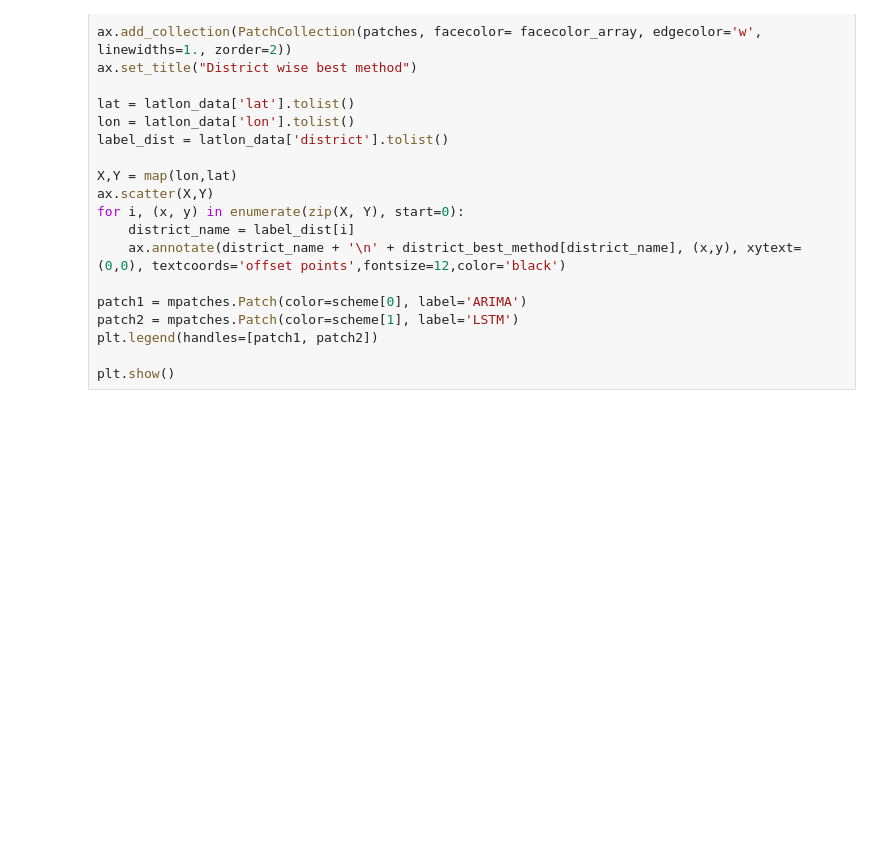
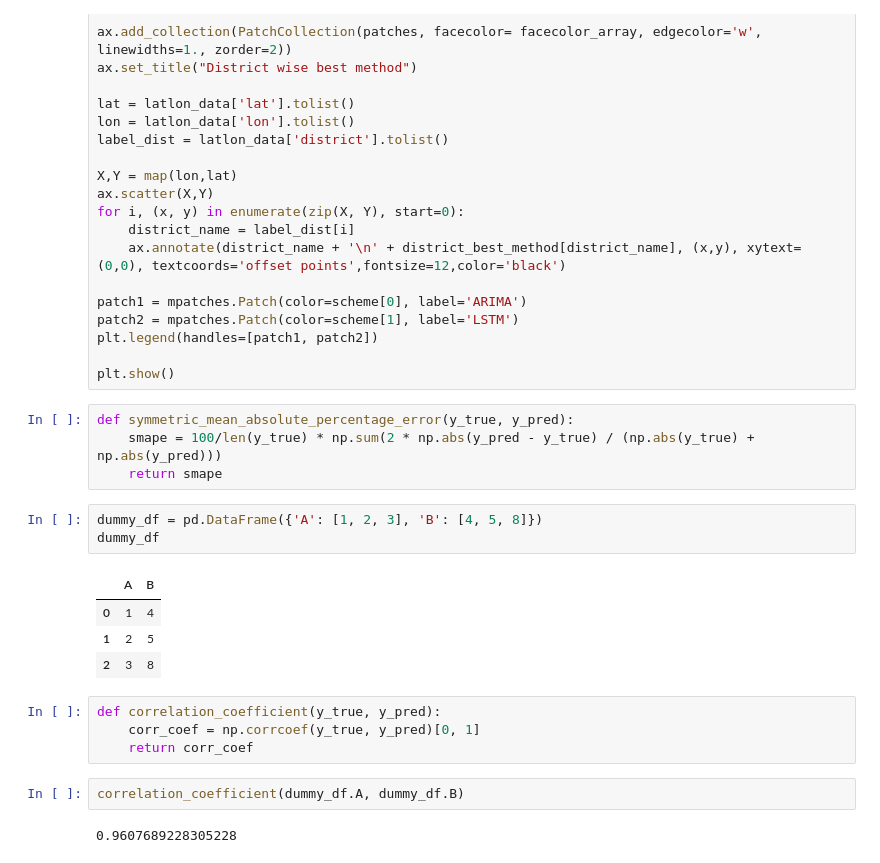
Before and after one commit to Abhishekmamidi123/Time-Series-Forecasting, a Jupyter notebook: Maharashtra/Maharashtra_Analysis.ipynb, the cells around one changed output. Saved outputs shown, nothing was run; the diff lists cells and outputs as text; blank space fills up the shorter version.

```diff
--- a/Maharashtra/Maharashtra_Analysis.ipynb
+++ b/Maharashtra/Maharashtra_Analysis.ipynb
@@ -971,3 +1032,23 @@ patch2 = mpatches.Patch(color=scheme[1], label='LSTM')
 plt.legend(handles=[patch1, patch2])
 
 plt.show()
+# %%
+def symmetric_mean_absolute_percentage_error(y_true, y_pred):
+    smape = 100/len(y_true) * np.sum(2 * np.abs(y_pred - y_true) / (np.abs(y_true) + np.abs(y_pred)))
+    return smape
+# %%
+dummy_df = pd.DataFrame({'A': [1, 2, 3], 'B': [4, 5, 8]})
+dummy_df
+# %% [output]
+|  | A | B |
+| 0 | 1 | 4 |
+| 1 | 2 | 5 |
+| 2 | 3 | 8 |
+# %%
+def correlation_coefficient(y_true, y_pred):
+    corr_coef = np.corrcoef(y_true, y_pred)[0, 1]
+    return corr_coef
+# %%
+correlation_coefficient(dummy_df.A, dummy_df.B)
+# %% [output]
+0.9607689228305228
```
Also changed, not shown: parts of 7 cells of this notebook.
